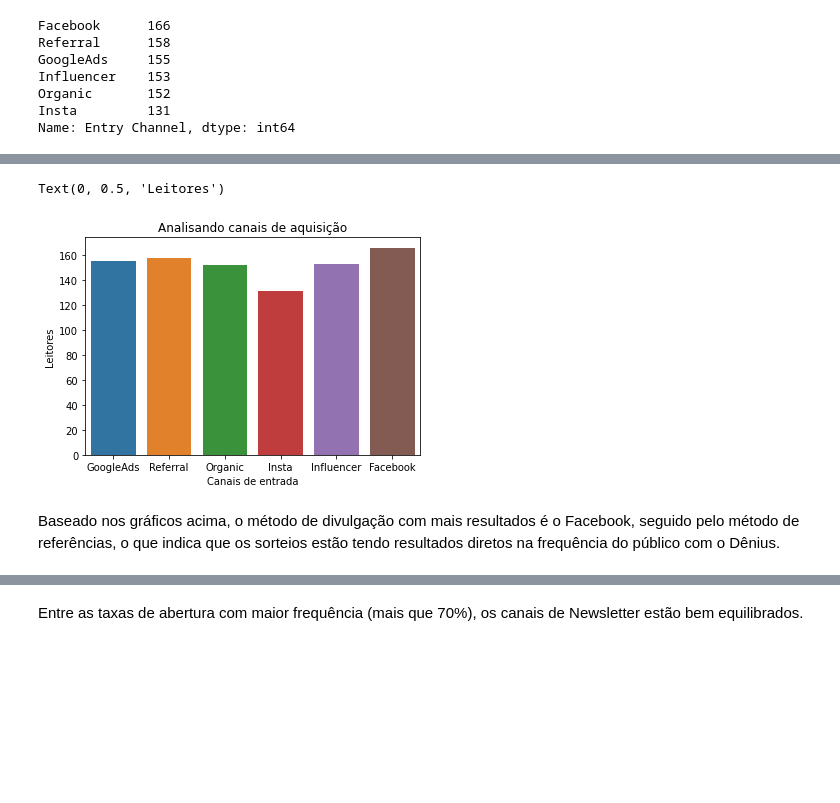
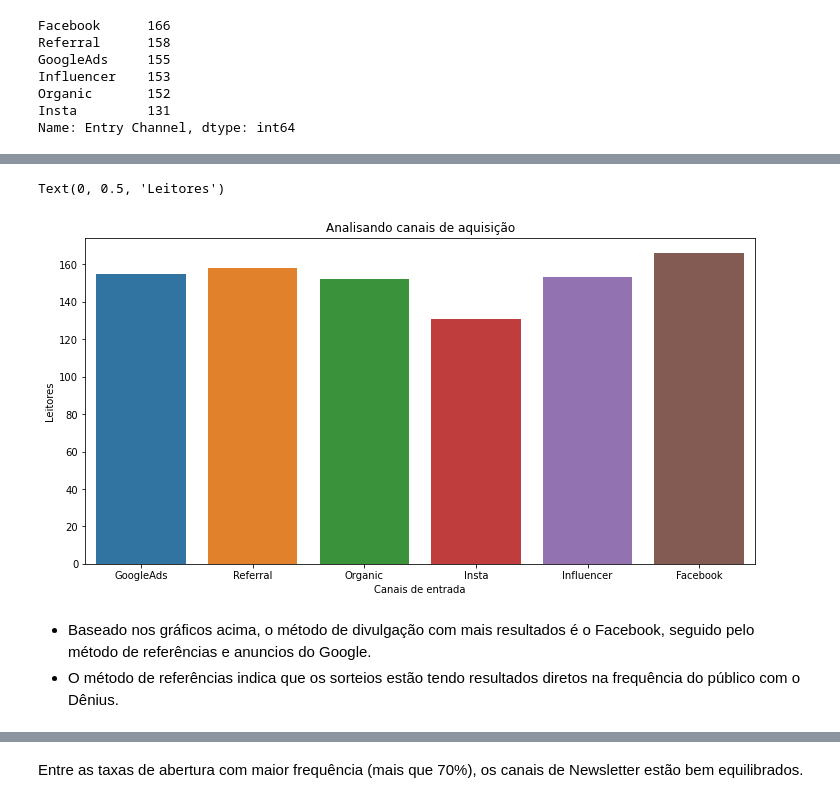
Before and after one commit to ThomasFurtado/TheNews, a Jupyter notebook: Assinantes.ipynb, the cells around one changed output, grey strips where cells are left out. Cells and saved outputs as stored; diff of their text form; code cells hidden in the pictures; blank space fills up the shorter version.

```diff
--- a/Assinantes.ipynb
+++ b/Assinantes.ipynb
@@ -217,11 +220,13 @@ fig.show()
 <Figure size 360x360 with 0 Axes>
 # %%
+plt.figure(figsize=(12,6))
 sns.countplot(x=df['Entry Channel'], data=df)
 plt.title('Analisando canais de aquisição')
 plt.xlabel('Canais de entrada')
 plt.ylabel('Leitores')
 # %% [output]
 Text(0, 0.5, 'Leitores')
-[figure, old version]
+[figure, new version]
 # %% [markdown]
-Baseado nos gráficos acima, o método de divulgação com mais resultados é o Facebook, seguido pelo método de referências, o que indica que os sorteios estão tendo resultados diretos na frequência do público com o Dênius.
+- Baseado nos gráficos acima, o método de divulgação com mais resultados é o Facebook, seguido pelo método de referências e anuncios do Google.
+- O método de referências indica que os sorteios estão tendo resultados diretos na frequência do público com o Dênius.
```
Also changed, not shown: parts of 21 cells of this notebook, 1 other file.
